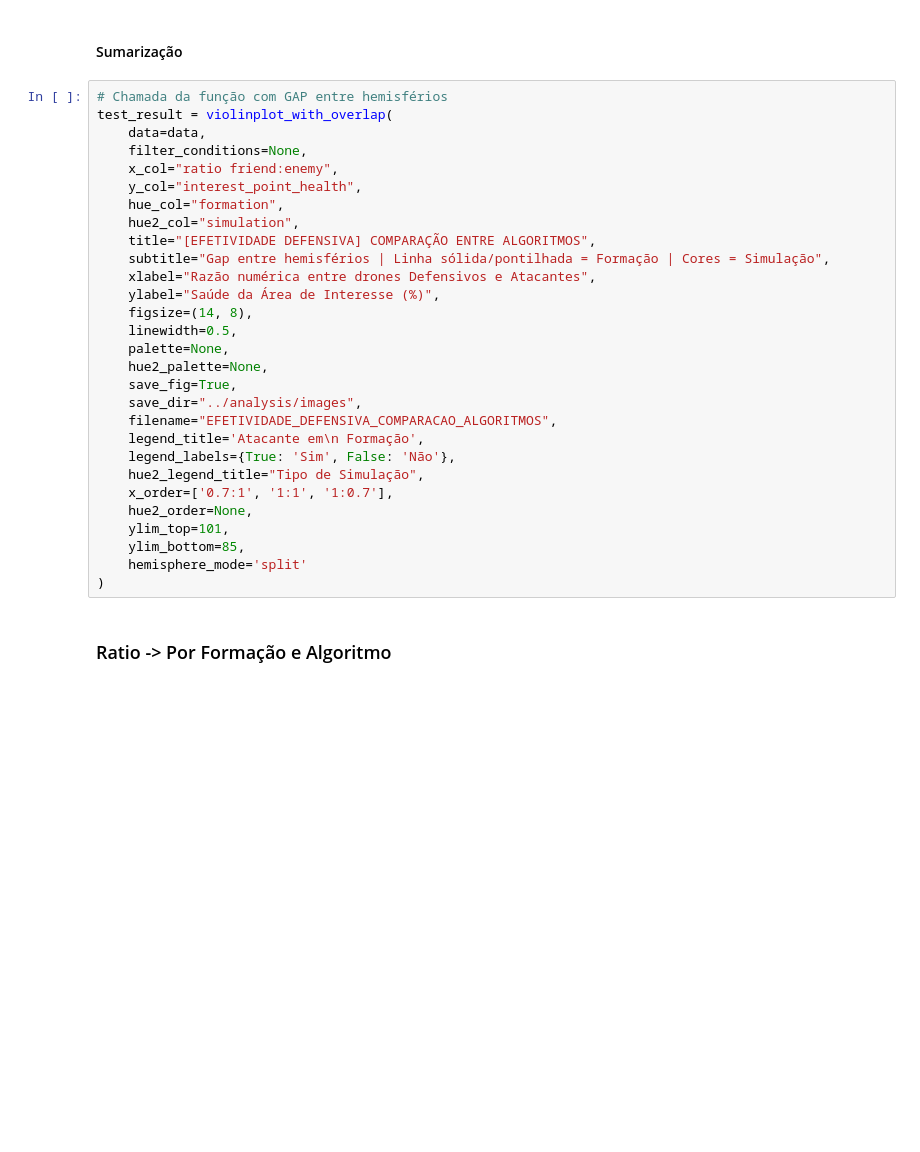
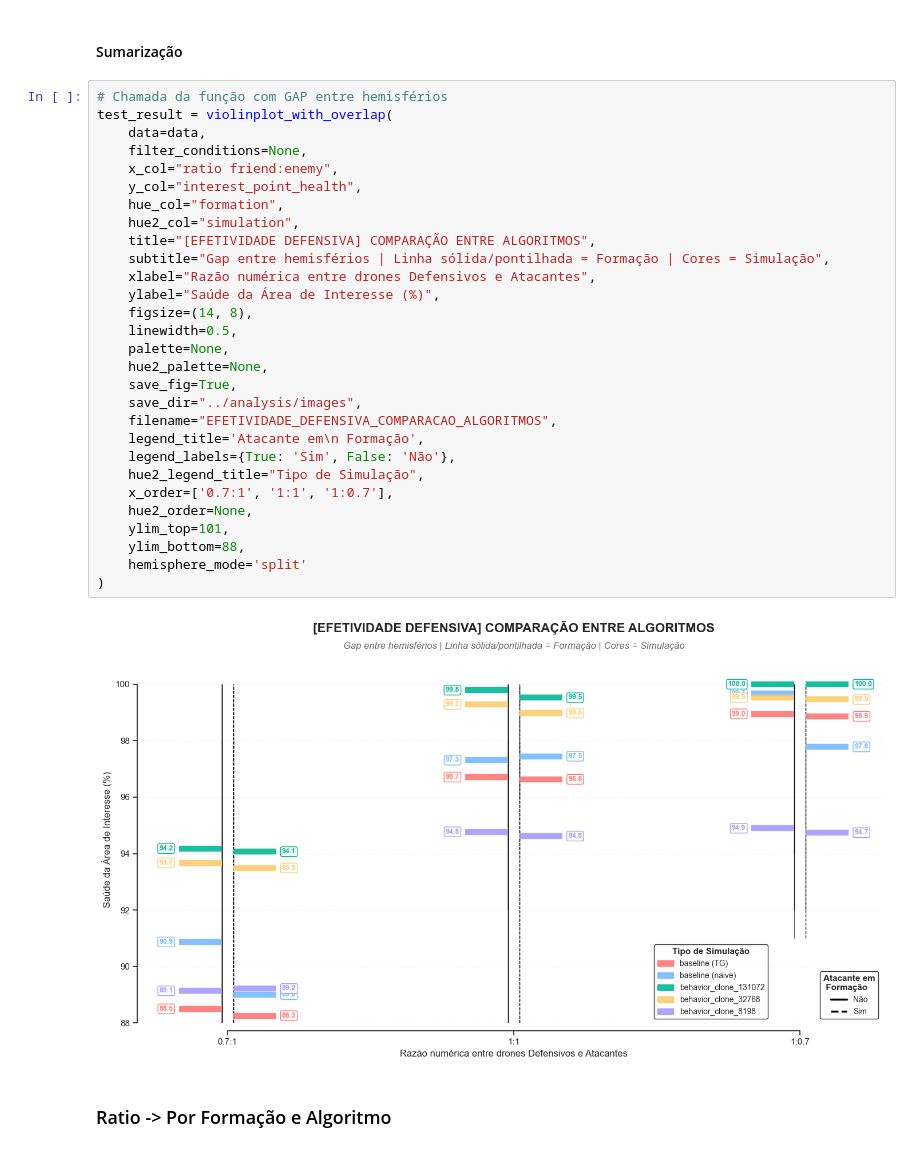
Before and after one commit to lucasll37/DroneSwarm2D-lib, a Jupyter notebook: analysis/compare.ipynb, the cells around one changed output. Saved outputs shown, nothing was run; the diff lists cells and outputs as text; blank space fills up the shorter version.

```diff
--- a/analysis/compare.ipynb
+++ b/analysis/compare.ipynb
@@ -253,32 +333,34 @@ test_result = violinplot_with_bootstrap_test(
 # %%
 # Chamada da função com GAP entre hemisférios
 test_result = violinplot_with_overlap(
     data=data,
     filter_conditions=None,
     x_col="ratio friend:enemy",
     y_col="interest_point_health",
     hue_col="formation",
     hue2_col="simulation",
     title="[EFETIVIDADE DEFENSIVA] COMPARAÇÃO ENTRE ALGORITMOS",
     subtitle="Gap entre hemisférios | Linha sólida/pontilhada = Formação | Cores = Simulação",
     xlabel="Razão numérica entre drones Defensivos e Atacantes",
     ylabel="Saúde da Área de Interesse (%)",
     figsize=(14, 8),
     linewidth=0.5,
     palette=None,
     hue2_palette=None,
     save_fig=True,
     save_dir="../analysis/images",
     filename="EFETIVIDADE_DEFENSIVA_COMPARACAO_ALGORITMOS",
     legend_title='Atacante em\n Formação',
     legend_labels={True: 'Sim', False: 'Não'},
     hue2_legend_title="Tipo de Simulação",
     x_order=['0.7:1', '1:1', '1:0.7'],
     hue2_order=None,
     ylim_top=101,
-    ylim_bottom=85,
+    ylim_bottom=88,
     hemisphere_mode='split'
 )
+# %% [output]
+[figure, added]
 # %% [markdown]
 ### Ratio -> Por Formação e Algoritmo
 # %%
```
Also changed, not shown: parts of 18 cells of this notebook, 29 other files.
